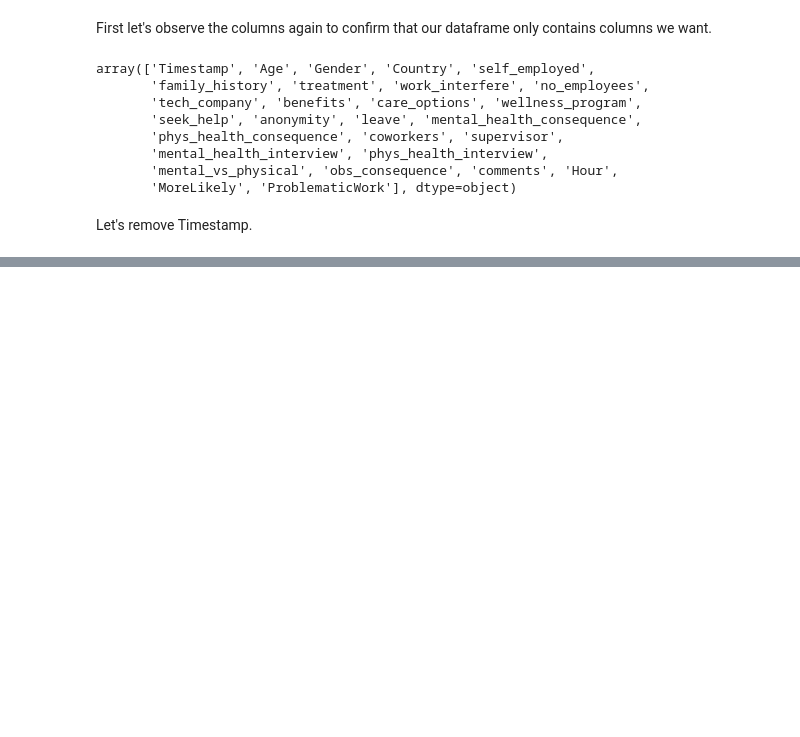
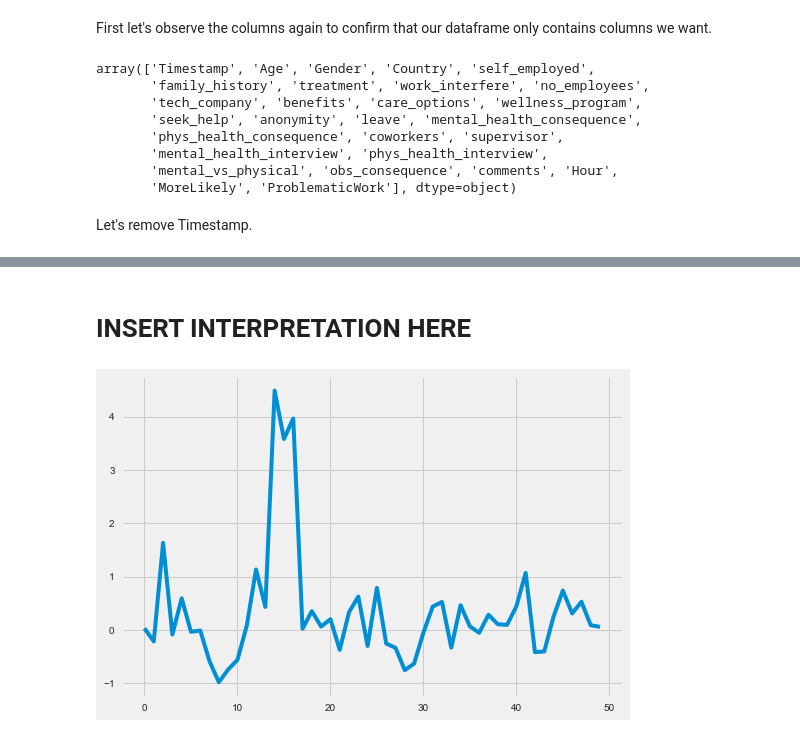
Before and after one commit to Carl-Lejerskar/Stats131Project, a Jupyter notebook: Final Project Notebook.ipynb, the cells around one changed output, grey strips where cells are left out. Saved outputs shown, nothing was run; the diff lists cells and outputs as text; code cells hidden in the pictures; blank space fills up the shorter version.

Commit message:
Nearly completed report (interpretation at the bottom is needed

```diff
--- a/Final Project Notebook.ipynb
+++ b/Final Project Notebook.ipynb
@@ -580,0 +631,3 @@ Before proceeding with our modeling, we need to preprocess our data.
+# %%
+df2 = pd.get_dummies(df, df.dtypes[df.dtypes==np.object].index.values, drop_first=True)
+df2.head()
@@ -580,0 +644,7 @@ Before proceeding with our modeling, we need to preprocess our data.
+# %%
+y = df2.treatment
+X = df2.drop('treatment', axis = 1)
+# %%
+X_train, X_test, y_train, y_test = train_test_split(X, y,
+                                                    test_size = 0.2, random_state = 1234,
+                                                    stratify = df2.treatment)
@@ -580,0 +930,9 @@ Before proceeding with our modeling, we need to preprocess our data.
+# %%
+lg = LogisticRegression(C=111.11200000000001, class_weight=None, dual=False,
+          fit_intercept=True, intercept_scaling=1, max_iter=100,
+          multi_class='ovr', n_jobs=1, penalty='l2', random_state=123,
+          solver='liblinear', tol=0.0001, verbose=0, warm_start=False)
+lg = lg.fit(X_train, y_train)
+coefs = lg.coef_.reshape((50,))
+coef_df = pd.DataFrame({'Predictor': X_train.columns.values, 'Coefficients': coefs})
+coef_df.sort_values(by = ['Coefficients'], ascending=False)
@@ -580,0 +957,7 @@ Before proceeding with our modeling, we need to preprocess our data.
+# %% [markdown]
+# INSERT INTERPRETATION HERE
+# %%
+plt.plot(coef_df.Coefficients)
+plt.show()
+# %% [output]
+[figure, added]
```
Also changed, not shown: parts of 45 cells of this notebook.
